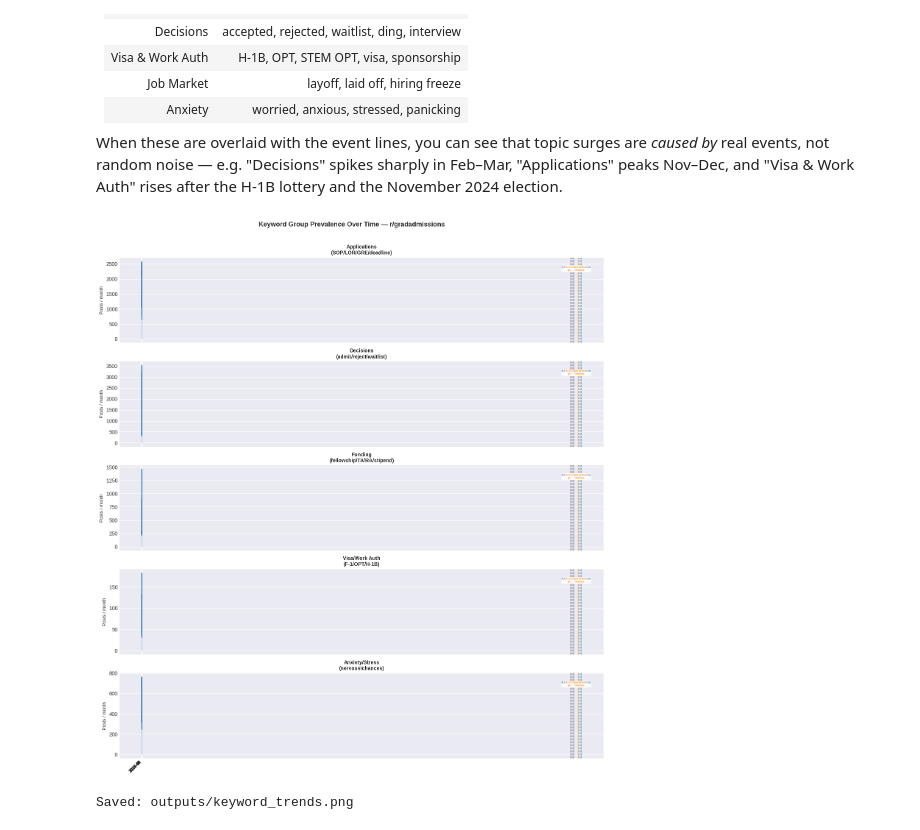
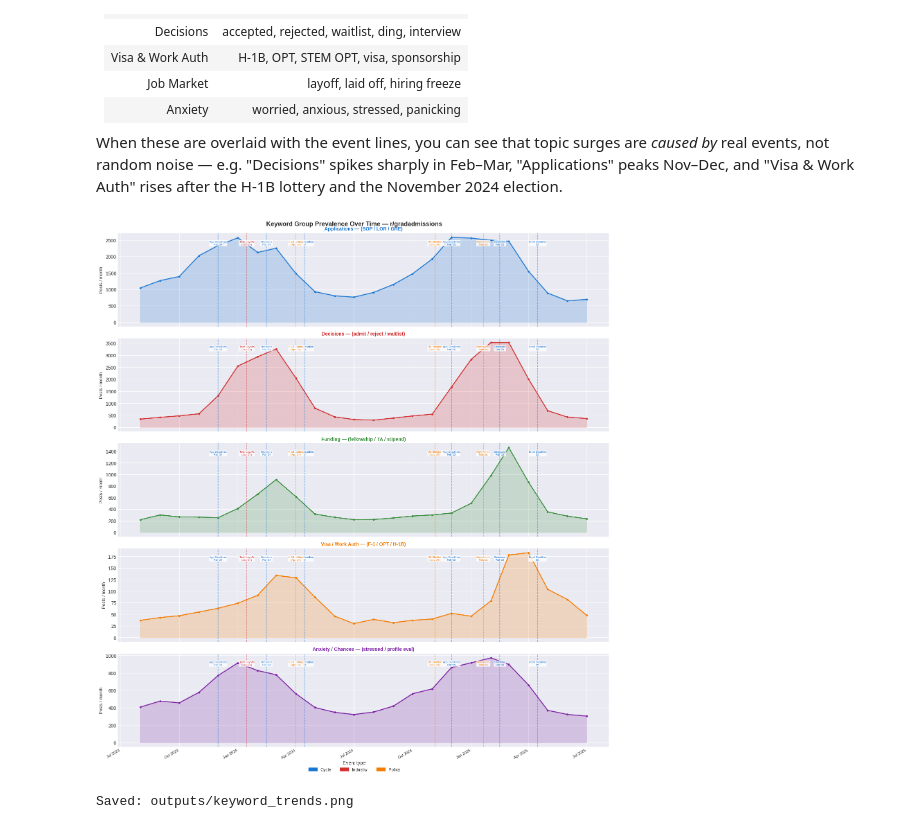
Before and after one commit to bulkpool/CS598, a Jupyter notebook: gradadmissions/analyze_gradadmissions_data.ipynb, the cells around one changed output. Saved outputs shown, nothing was run; the diff lists cells and outputs as text; code cells hidden in the pictures.

```diff
--- a/gradadmissions/analyze_gradadmissions_data.ipynb
+++ b/gradadmissions/analyze_gradadmissions_data.ipynb
@@ -367,69 +473,80 @@ Five semantic keyword groups are tracked monthly to surface **what** is driving
 When these are overlaid with the event lines, you can see that topic surges are *caused by* real events, not random noise — e.g. "Decisions" spikes sharply in Feb–Mar, "Applications" peaks Nov–Dec, and "Visa & Work Auth" rises after the H-1B lottery and the November 2024 election.
 # %%
 # ── 6b. Keyword Group Prevalence Over Time ───────────────────────────────────
-# Five semantic groups track *what* r/gradadmissions is discussing each month.
-# Broader than r/MSCS: covers all graduate disciplines (PhD, MS, MBA, etc.).
+# Five semantic groups track *what* r/gradadmissions discusses each month.
+# Event lines are co-registered with the datetime x-axis so they align correctly.
 
 KEYWORD_GROUPS = {
-    'Applications\n(SOP/LOR/GRE/deadline)': re.compile(
+    'Applications\n(SOP / LOR / GRE)': re.compile(
         r'\bSOP\b|\bstatement of purpose\b|\bLOR\b|\bdeadline\b'
-        r'|\bGRE\b|\bapply\b|\bapplied\b|\bapplication\b',
+        r'|\bGRE\b|\bappl(y|ied|ication)\b',
         re.IGNORECASE,
     ),
-    'Decisions\n(admit/reject/waitlist)': re.compile(
+    'Decisions\n(admit / reject / waitlist)': re.compile(
         r'\baccepted\b|\brejected\b|\bwaitlist\b|\bding(ed)?\b'
         r'|\badmit(ted)?\b|\bdecision\b|\binterview\b|\boffer\b',
         re.IGNORECASE,
     ),
-    'Funding\n(fellowship/TA/RA/stipend)': re.compile(
+    'Funding\n(fellowship / TA / stipend)': re.compile(
         r'\bfellowship\b|\bstipend\b|\bfunding\b'
-        r'|\bTA\b|\bRA\b|\bteaching assistant\b|\bresearch assistant\b'
+        r'|\b(?:teaching|research)\s+assistant(?:ship)?\b|\bTA\b|\bRA\b'
         r'|\bscholarship\b|\bfinancial aid\b',
         re.IGNORECASE,
     ),
-    'Visa/Work Auth\n(F-1/OPT/H-1B)': re.compile(
+    'Visa / Work Auth\n(F-1 / OPT / H-1B)': re.compile(
         r'\bF-?1\b|\bOPT\b|\bCPT\b|\bH-?1B\b|\bvisa\b'
-        r'|\bwork auth\b|\bimmigration\b|\bDSO\b|\bsevis\b',
+        r'|\bwork auth\b|\bimmigration\b|\bsevis\b',
         re.IGNORECASE,
     ),
-    'Anxiety/Stress\n(nervous/chances)': re.compile(
-        r'\banxious\b|\bnervous\b|\bstressed\b|\bworreid\b|\bworr\w+\b'
-        r'|\bchances\b|\bprofile eval\b|\bchance me\b|\bhopeless\b',
+    'Anxiety / Chances\n(stressed / profile eval)': re.compile(
+        r'\banxious\b|\bnervous\b|\bstressed\b|\bworr\w+\b'
+        r'|\bchances?\b|\bprofile eval\b|\bchance me\b|\bhopeless\b',
         re.IGNORECASE,
     ),
 }
 
-# ── monthly keyword prevalence ────────────────────────────────────
+GROUP_COLORS = ['#1976D2', '#D32F2F', '#388E3C', '#F57C00', '#7B1FA2']
+
+posts['_kw_text'] = posts['title'].fillna('') + ' ' + posts['selftext'].fillna('')
 posts['_kw_month'] = posts['created_dt'].dt.to_period('M')
-posts['_kw_text']  = posts['title'].fillna('') + ' ' + posts['selftext'].fillna('')
 
 fig, axes = plt.subplots(len(KEYWORD_GROUPS), 1,
-                         figsize=(14, 3 * len(KEYWORD_GROUPS)), sharex=True)
+                         figsize=(15, 3.2 * len(KEYWORD_GROUPS)), sharex=True)
 
-for ax, (group_name, pattern) in zip(axes, KEYWORD_GROUPS.items()):
-    posts[f'_kw_{group_name}'] = posts['_kw_text'].apply(lambda t: bool(pattern.search(t)))
-    monthly_kw = posts.groupby('_kw_month')[f'_kw_{group_name}'].sum()
-    ax.fill_between(range(len(monthly_kw)), monthly_kw.values, alpha=0.25, color='steelblue')
-    ax.plot(range(len(monthly_kw)), monthly_kw.values, color='steelblue', linewidth=1.5)
+for ax, (group_name, pattern), color in zip(axes, KEYWORD_GROUPS.items(), GROUP_COLORS):
+    col = f'_kw_{group_name}'
+    posts[col] = posts['_kw_text'].apply(lambda t: bool(pattern.search(t)))
+    monthly_kw = posts.groupby('_kw_month')[col].sum()
+
+    # Convert Period → Timestamp so event lines share the same x-axis domain
+    x_ts = monthly_kw.index.to_timestamp()
+
+    ax.fill_between(x_ts, monthly_kw.values, alpha=0.20, color=color)
+    ax.plot(x_ts, monthly_kw.values, color=color, lw=1.8, marker='o', ms=3)
+
     ax.set_ylabel('Posts / month', fontsize=9)
-    ax.set_title(group_name.replace('\\n', ' '), fontsize=10, fontweight='bold')
-    annotate_events(ax, EVENTS, y_frac=0.90)
+    # Clean up newline in the group name for the subplot title
+    ax.set_title(group_name.replace('\n', ' — '), fontsize=10, fontweight='bold',
+                 color=color)
 
-    tick_pos   = list(range(len(monthly_kw)))
-    tick_labs  = monthly_kw.index.astype(str)
-    ax.set_xticks([p for p in tick_pos if p % 3 == 0])
-    ax.set_xticklabels([tick_labs[p] for p in tick_pos if p % 3 == 0],
-                        rotation=45, ha='right', fontsize=8)
+    annotate_events(ax, EVENTS, y_frac=0.92)
+
+    ax.xaxis.set_major_formatter(mdates.DateFormatter('%b %Y'))
+    plt.setp(ax.xaxis.get_majorticklabels(), rotation=30, ha='right', fontsize=8)
+
+# shared event-type legend at bottom
+legend_patches = [mpatches.Patch(color=v, label=k.title()) for k, v in EVENT_COLORS.items()]
+fig.legend(handles=legend_patches, title='Event type',
+           loc='lower center', ncol=3, bbox_to_anchor=(0.5, -0.02), fontsize=9)
 
 plt.suptitle('Keyword Group Prevalence Over Time — r/gradadmissions',
-             fontsize=13, fontweight='bold', y=1.01)
+             fontsize=13, fontweight='bold')
 plt.tight_layout()
 plt.savefig('outputs/keyword_trends.png', dpi=150, bbox_inches='tight')
 plt.show()
 print('Saved: outputs/keyword_trends.png')
 
-# clean up temp columns
 posts.drop(columns=[c for c in posts.columns if c.startswith('_kw_')], inplace=True)
 # %% [output]
-[figure, old version]
+[figure, new version]
 Saved: outputs/keyword_trends.png
```
Also changed, not shown: parts of 2 cells of this notebook.
